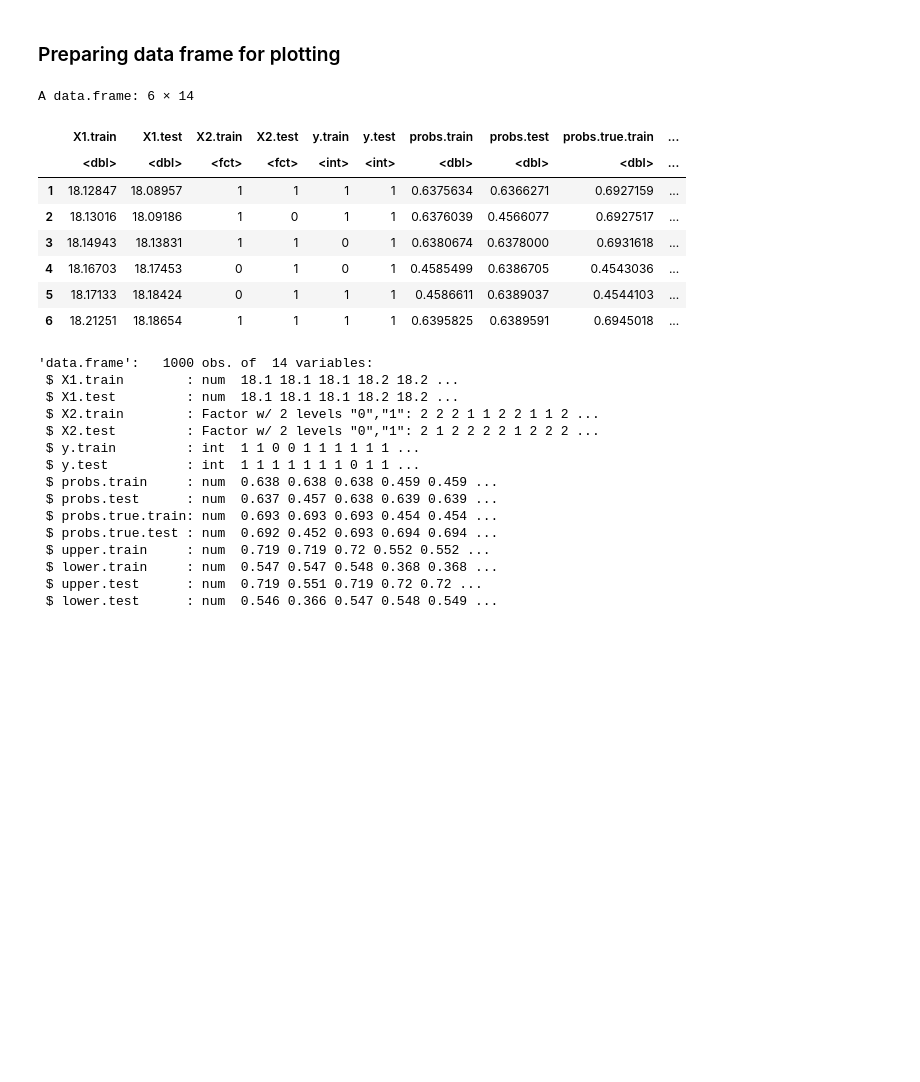
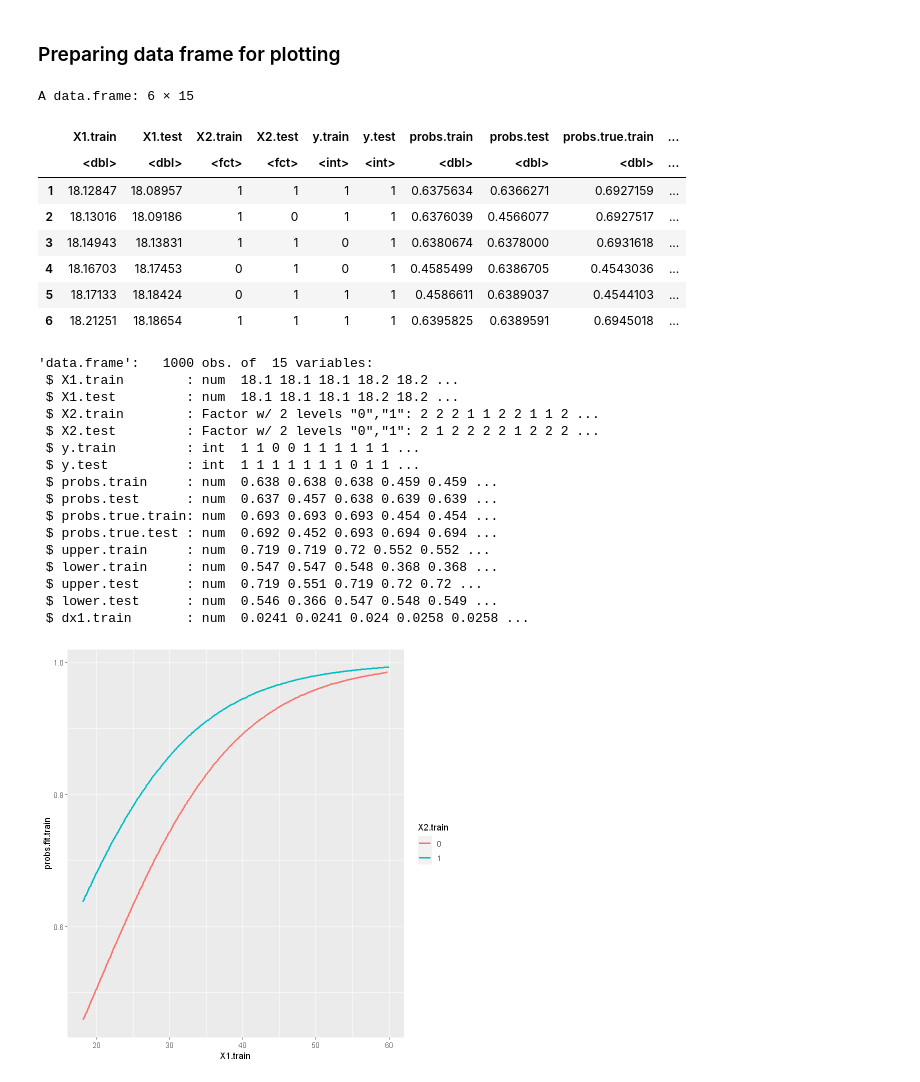
Before and after one commit to thanhan25/CompStat, a Jupyter notebook: PS3.ipynb, the cells around one changed output. Cells and saved outputs as stored; diff of their text form; code cells hidden in the pictures; blank space fills up the shorter version.

```diff
--- a/PS3.ipynb
+++ b/PS3.ipynb
@@ -377,12 +434,13 @@ plt.data <- data.frame(X1.train = data.train$X1,
                        upper.train,
                        lower.train,
                        upper.test,
-                       lower.test)
+                       lower.test,
+                       dx1.train)
 
 head(plt.data)
 str(plt.data)
 # %% [output]
-A data.frame: 6 × 14
+A data.frame: 6 × 15
 |  | X1.train | X1.test | X2.train | X2.test | y.train | y.test | probs.train | probs.test | probs.true.train | ... |
 |  | <dbl> | <dbl> | <fct> | <fct> | <int> | <int> | <dbl> | <dbl> | <dbl> | ... |
 | 1 | 18.12847 | 18.08957 | 1 | 1 | 1 | 1 | 0.6375634 | 0.6366271 | 0.6927159 | ... |
@@ -391,7 +449,7 @@ A data.frame: 6 × 14
 | 4 | 18.16703 | 18.17453 | 0 | 1 | 0 | 1 | 0.4585499 | 0.6386705 | 0.4543036 | ... |
 | 5 | 18.17133 | 18.18424 | 0 | 1 | 1 | 1 | 0.4586611 | 0.6389037 | 0.4544103 | ... |
 | 6 | 18.21251 | 18.18654 | 1 | 1 | 1 | 1 | 0.6395825 | 0.6389591 | 0.6945018 | ... |
-'data.frame':   1000 obs. of  14 variables:
+'data.frame':   1000 obs. of  15 variables:
  $ X1.train        : num  18.1 18.1 18.1 18.2 18.2 ...
  $ X1.test         : num  18.1 18.1 18.1 18.2 18.2 ...
  $ X2.train        : Factor w/ 2 levels "0","1": 2 2 2 1 1 2 2 1 1 2 ...
@@ -406,3 +464,9 @@ A data.frame: 6 × 14
  $ lower.train     : num  0.547 0.547 0.548 0.368 0.368 ...
  $ upper.test      : num  0.719 0.551 0.719 0.72 0.72 ...
  $ lower.test      : num  0.546 0.366 0.547 0.548 0.549 ...
+ $ dx1.train       : num  0.0241 0.0241 0.024 0.0258 0.0258 ...
+# %%
+ggplot(plt.data, aes(X1.train)) +
+  geom_line(aes(y = probs.fit.train, colour = X2.train), cex = 1)
+# %% [output]
+[figure, added]
```
Also changed, not shown: parts of 16 cells of this notebook, 1 other file.
